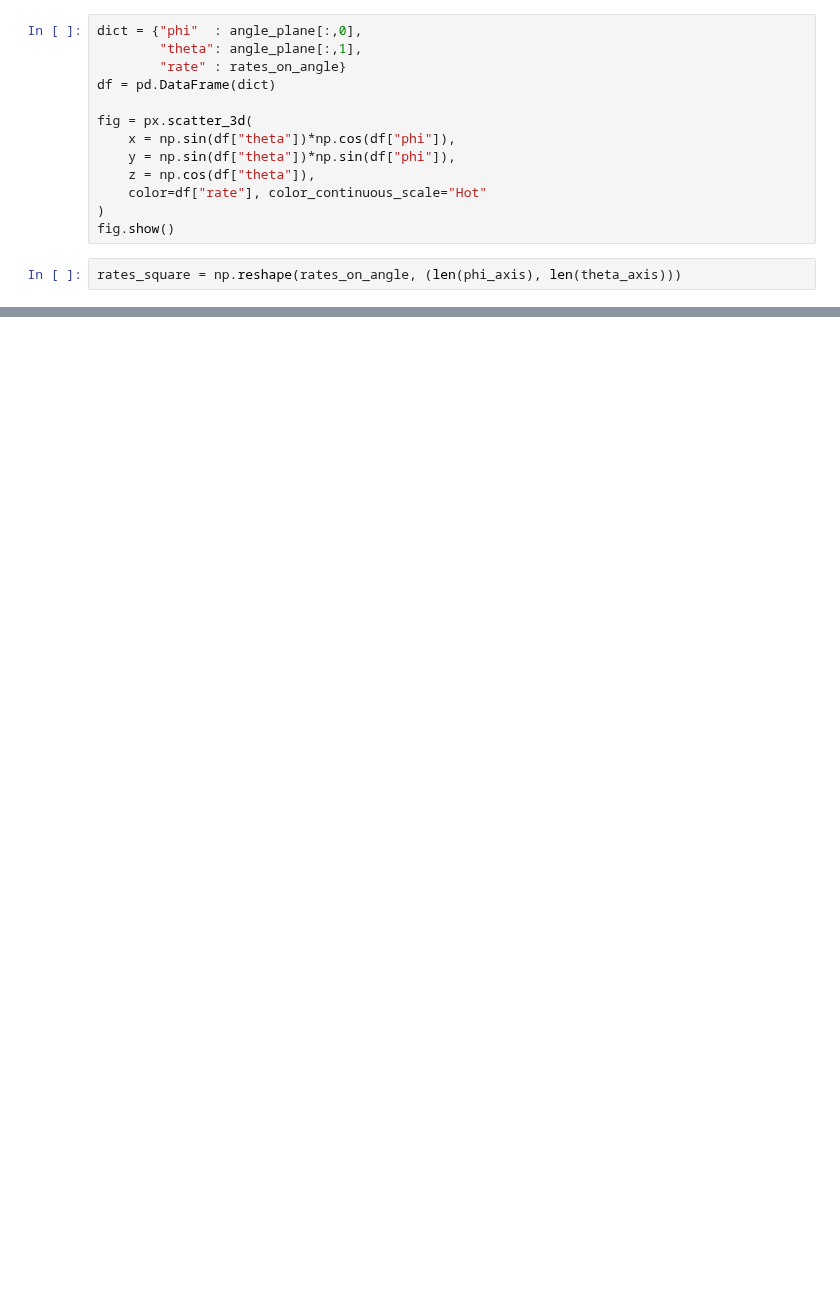
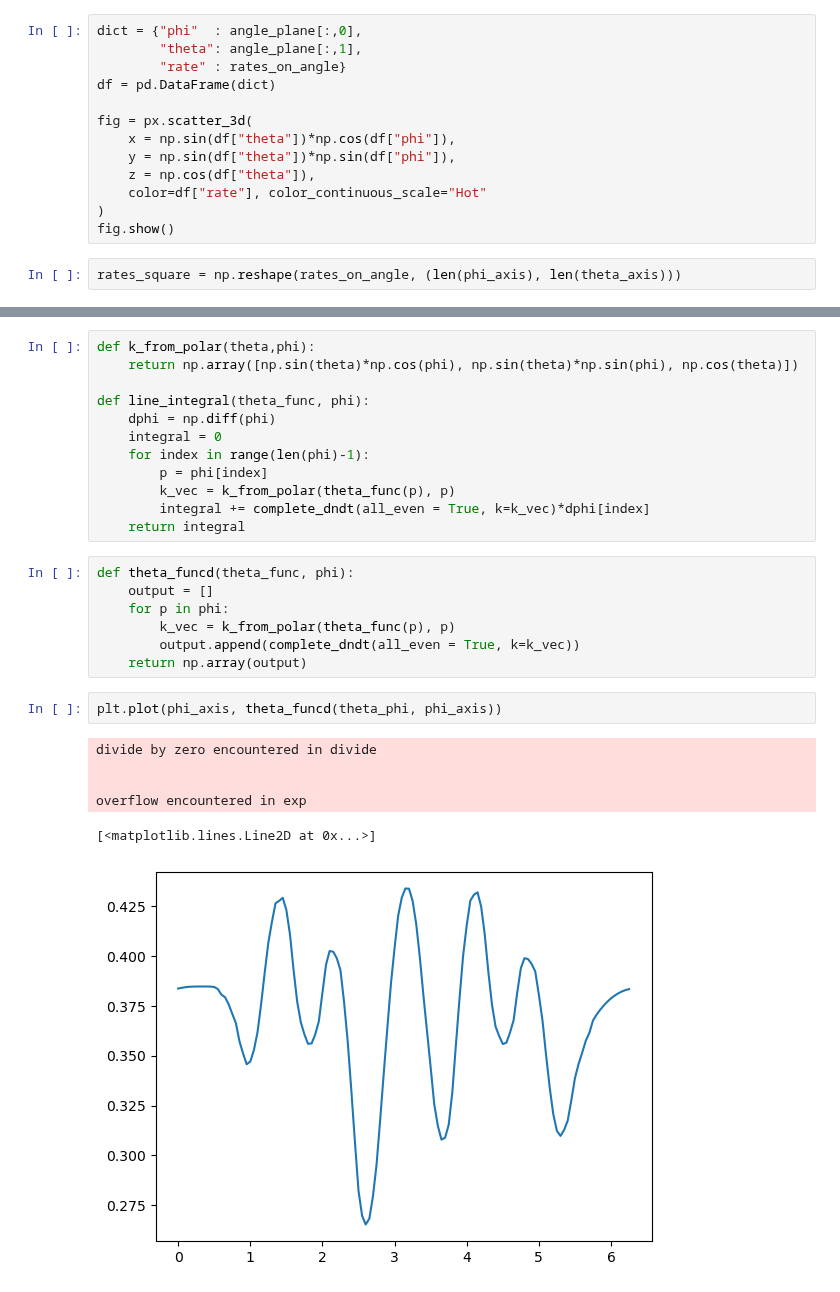
Before and after one commit to Taaseen-Islam-u7121940/Axion-Flux, a Jupyter notebook: Code/solar_flux_clean.ipynb, the cells around one changed output, grey strips where cells are left out. Cells and saved outputs as stored; diff of their text form; blank space fills up the shorter version.

```diff
--- a/Code/solar_flux_clean.ipynb
+++ b/Code/solar_flux_clean.ipynb
@@ -154,0 +134,28 @@ df
+# %%
+def k_from_polar(theta,phi):
+    return np.array([np.sin(theta)*np.cos(phi), np.sin(theta)*np.sin(phi), np.cos(theta)])
+
+def line_integral(theta_func, phi):
+    dphi = np.diff(phi)
+    integral = 0
+    for index in range(len(phi)-1):
+        p = phi[index]
+        k_vec = k_from_polar(theta_func(p), p)
+        integral += complete_dndt(all_even = True, k=k_vec)*dphi[index]
+    return integral
+# %%
+def theta_funcd(theta_func, phi):
+    output = []
+    for p in phi:
+        k_vec = k_from_polar(theta_func(p), p)
+        output.append(complete_dndt(all_even = True, k=k_vec))
+    return np.array(output)
+# %%
+plt.plot(phi_axis, theta_funcd(theta_phi, phi_axis))
+# %% [output]
+divide by zero encountered in divide
+
+
+overflow encountered in exp
+[<matplotlib.lines.Line2D at 0x...>]
+[figure, added]
```
Also changed, not shown: parts of 11 cells of this notebook, 5 other files.
